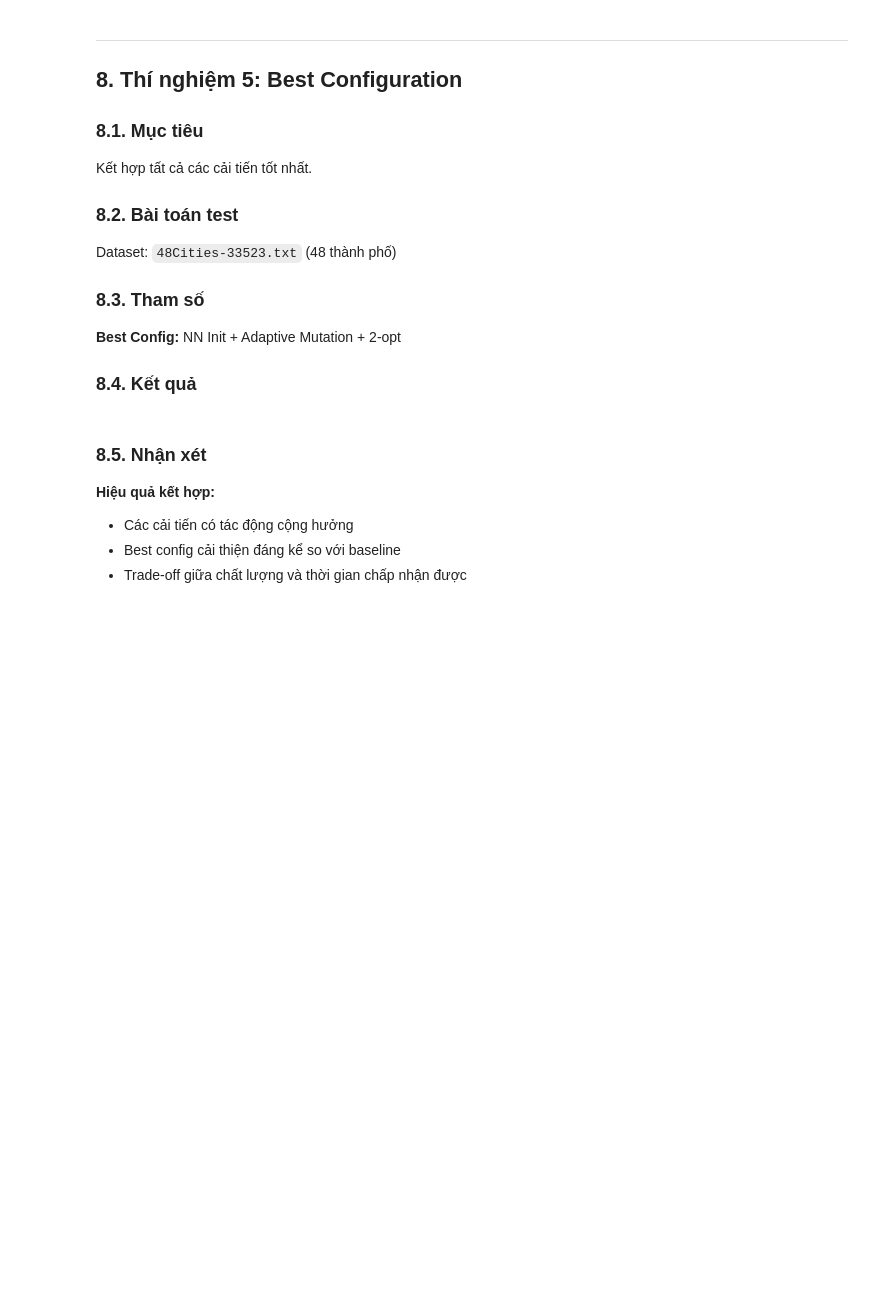
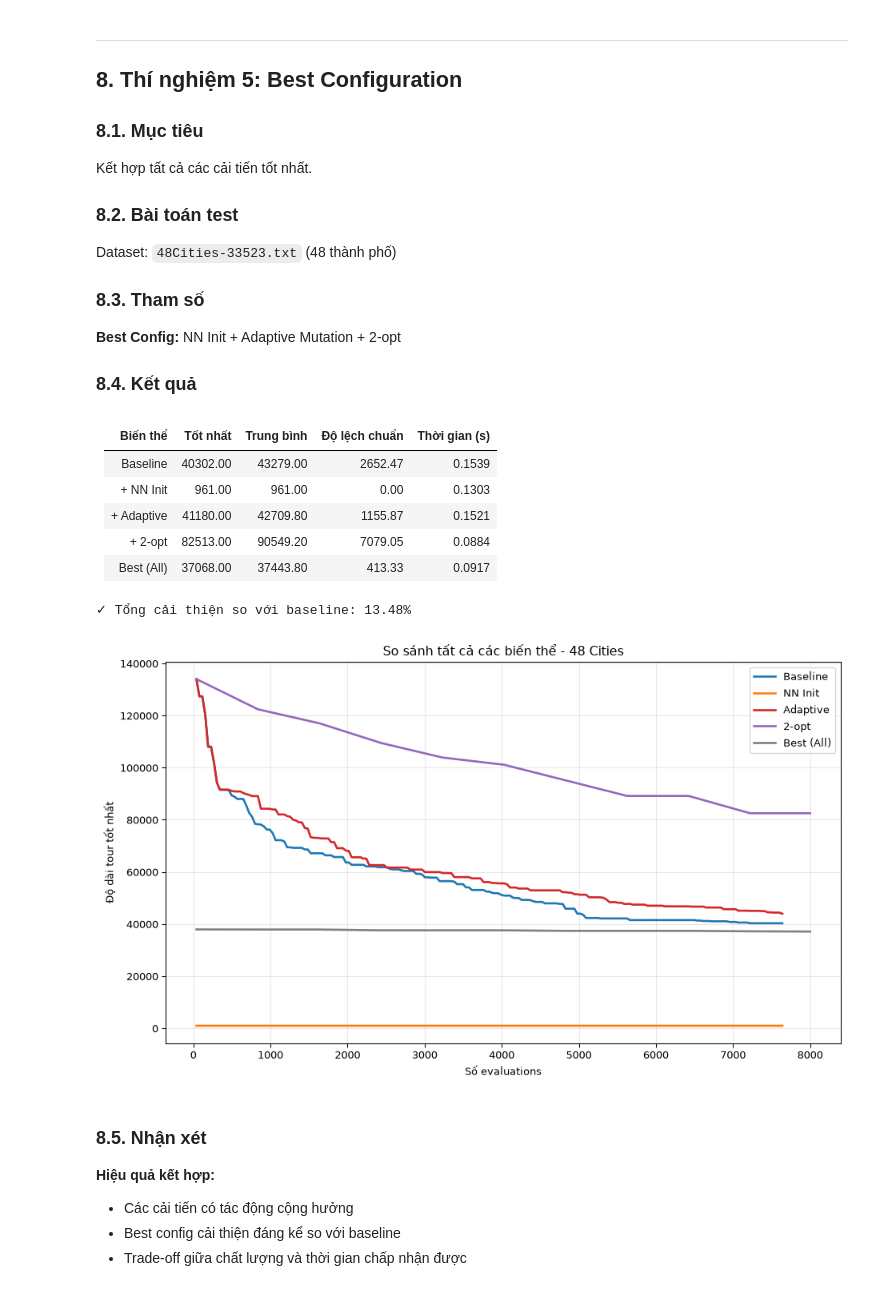
Before and after one commit to LaiThanhDat-glitch/ga-eho-tsp, a Jupyter notebook: Experiment/Experiment_4_REVISED.ipynb, the cells around one changed output. Drawn from its saved outputs; the diff is of its cells as text; code cells hidden in the pictures; blank space fills up the shorter version.

```diff
--- a/Experiment/Experiment_4_REVISED.ipynb
+++ b/Experiment/Experiment_4_REVISED.ipynb
@@ -408,9 +447,9 @@ Dataset: `48Cities-33523.txt` (48 thành phố)
 # Best configuration: Tất cả các cải tiến
 config_best = replace(
     BASE,
-    nn_initialization_enabled=True,
-    adaptive_mutation_enabled=True,
-    local_search_enabled=True
+    initialization_method='nearest_neighbor',
+    adaptive_mutation=True,
+    local_search_enabled=True, local_search_max_moves=50
 )
 runs_best = [checked_solve(problem_48, replace(config_best, seed=s)) for s in SEEDS]
 stats_best = summarize(runs_best)
@@ -420,33 +459,43 @@ show_table(
     ['Biến thể', 'Tốt nhất', 'Trung bình', 'Độ lệch chuẩn', 'Thời gian (s)'],
     [
         ['Baseline', f"{stats_fixed['best']:.2f}", f"{stats_fixed['mean']:.2f}",
          f"{stats_fixed['std']:.2f}", f"{stats_fixed['seconds']:.4f}"],
         ['+ NN Init', f"{stats_nn['best']:.2f}", f"{stats_nn['mean']:.2f}",
          f"{stats_nn['std']:.2f}", f"{stats_nn['seconds']:.4f}"],
         ['+ Adaptive', f"{stats_adaptive['best']:.2f}", f"{stats_adaptive['mean']:.2f}",
          f"{stats_adaptive['std']:.2f}", f"{stats_adaptive['seconds']:.4f}"],
         ['+ 2-opt', f"{stats_2opt['best']:.2f}", f"{stats_2opt['mean']:.2f}",
          f"{stats_2opt['std']:.2f}", f"{stats_2opt['seconds']:.4f}"],
         ['Best (All)', f"{stats_best['best']:.2f}", f"{stats_best['mean']:.2f}",
          f"{stats_best['std']:.2f}", f"{stats_best['seconds']:.4f}"]
     ]
 )
 
 total_improvement = ((stats_fixed['mean'] - stats_best['mean']) / stats_fixed['mean']) * 100
 print(f"\n✓ Tổng cải thiện so với baseline: {total_improvement:.2f}%")
 
 # Vẽ so sánh tất cả
 compare_convergence(
     {
         'Baseline': runs_fixed,
         'NN Init': runs_nn,
         'Adaptive': runs_adaptive,
         '2-opt': runs_2opt,
         'Best (All)': runs_best
     },
     'So sánh tất cả các biến thể',
     '48 Cities'
 )
+# %% [output]
+| Biến thể | Tốt nhất | Trung bình | Độ lệch chuẩn | Thời gian (s) |
+| --- | --- | --- | --- | --- |
+| Baseline | 40302.00 | 43279.00 | 2652.47 | 0.1539 |
+| + NN Init | 961.00 | 961.00 | 0.00 | 0.1303 |
+| + Adaptive | 41180.00 | 42709.80 | 1155.87 | 0.1521 |
+| + 2-opt | 82513.00 | 90549.20 | 7079.05 | 0.0884 |
+| Best (All) | 37068.00 | 37443.80 | 413.33 | 0.0917 |
+✓ Tổng cải thiện so với baseline: 13.48%
+[figure, added]
 # %% [markdown]
 ### 8.5. Nhận xét
 
```
Also changed, not shown: parts of 8 cells of this notebook, 2 other files.
